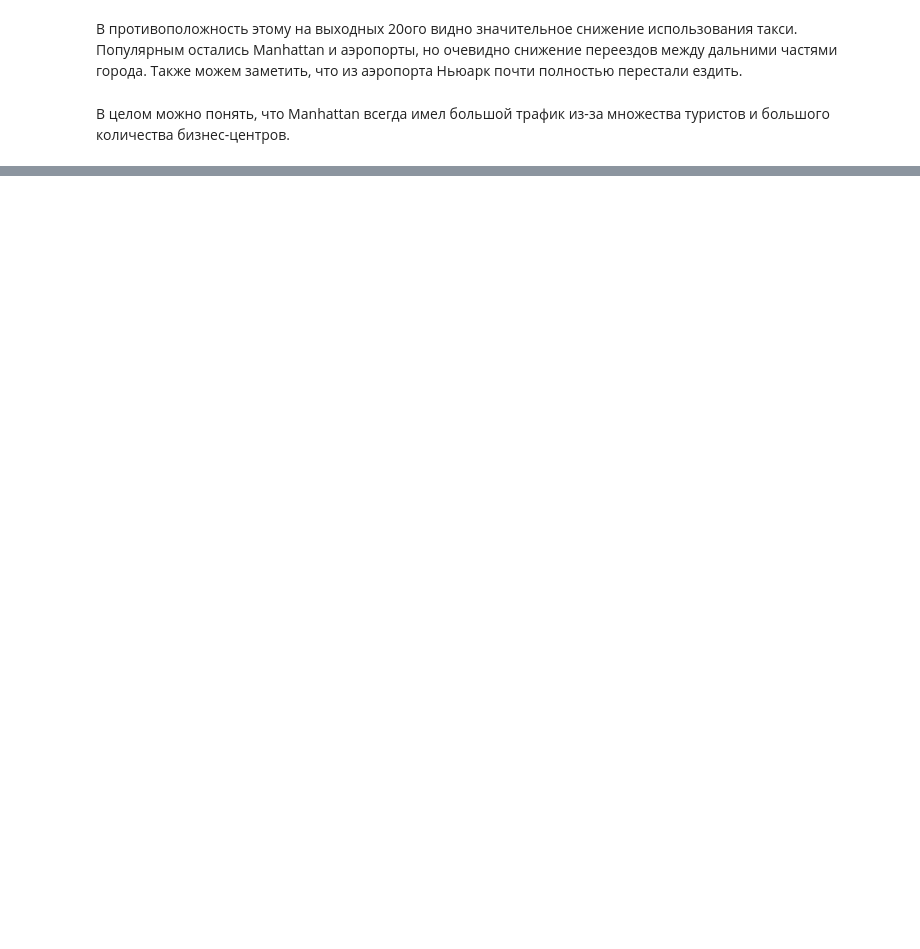
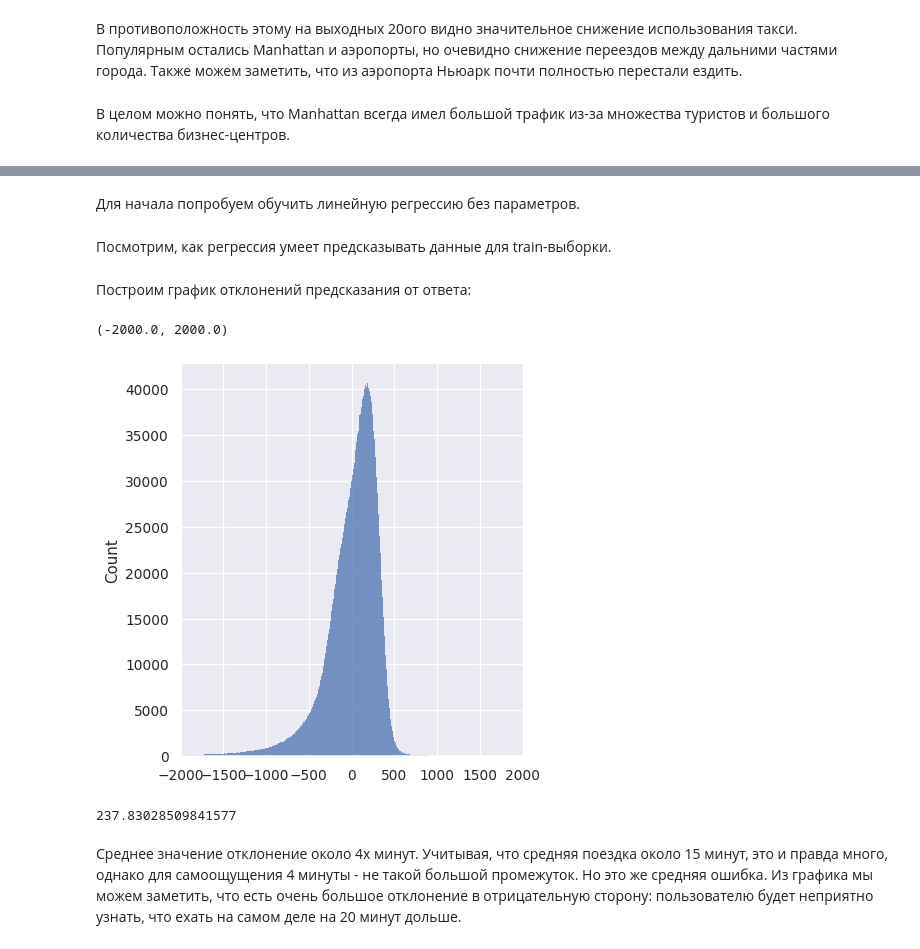
Before and after one commit to dasfex/taxi-trips, a Jupyter notebook: trips.ipynb, the cells around one changed output, grey strips where cells are left out. Cells and saved outputs as stored; diff of their text form; code cells hidden in the pictures; blank space fills up the shorter version.

```diff
--- a/trips.ipynb
+++ b/trips.ipynb
@@ -266,0 +307,36 @@ plt.xlim(0, 25)
+# %%
+train, test = train_test_split(trips19, test_size=0.2)
+# %%
+tr_ans = train['trip_duration_secs']
+tr_ans = np.array(tr_ans.values.tolist()).astype(float)
+
+train = train.drop(columns=['trip_duration_secs'])
+train = np.array(train.values.tolist()).astype(float)
+
+ts_ans = test['trip_duration_secs']
+ts_ans = np.array(ts_ans.values.tolist()).astype(float)
+
+test = test.drop(columns=['trip_duration_secs'])
+test = np.array(test.values.tolist()).astype(float)
+# %% [markdown]
+Для начала попробуем обучить линейную регрессию без параметров.
+# %%
+reg19_wp = LinearRegression().fit(train, tr_ans)
+# %% [markdown]
+Посмотрим, как регрессия умеет предсказывать данные для train-выборки.
+# %%
+predicted = reg19_wp.predict(train)
+# %% [markdown]
+Построим график отклонений предсказания от ответа:
+# %%
+sns.displot(predicted - tr_ans)
+plt.xlim(-2000, 2000)
+# %% [output]
+(-2000.0, 2000.0)
+[figure, added]
+# %%
+np.mean(np.abs(predicted - tr_ans))
+# %% [output]
+237.83028509841577
+# %% [markdown]
+Среднее значение отклонение около 4х минут. Учитывая, что средняя поездка около 15 минут, это и правда много, однако для самоощущения 4 минуты - не такой большой промежуток. Но это же средняя ошибка. Из графика мы можем заметить, что есть очень большое отклонение в отрицательную сторону: пользователю будет неприятно узнать, что ехать на самом деле на 20 минут дольше.
```
Also changed, not shown: parts of 32 cells of this notebook.
